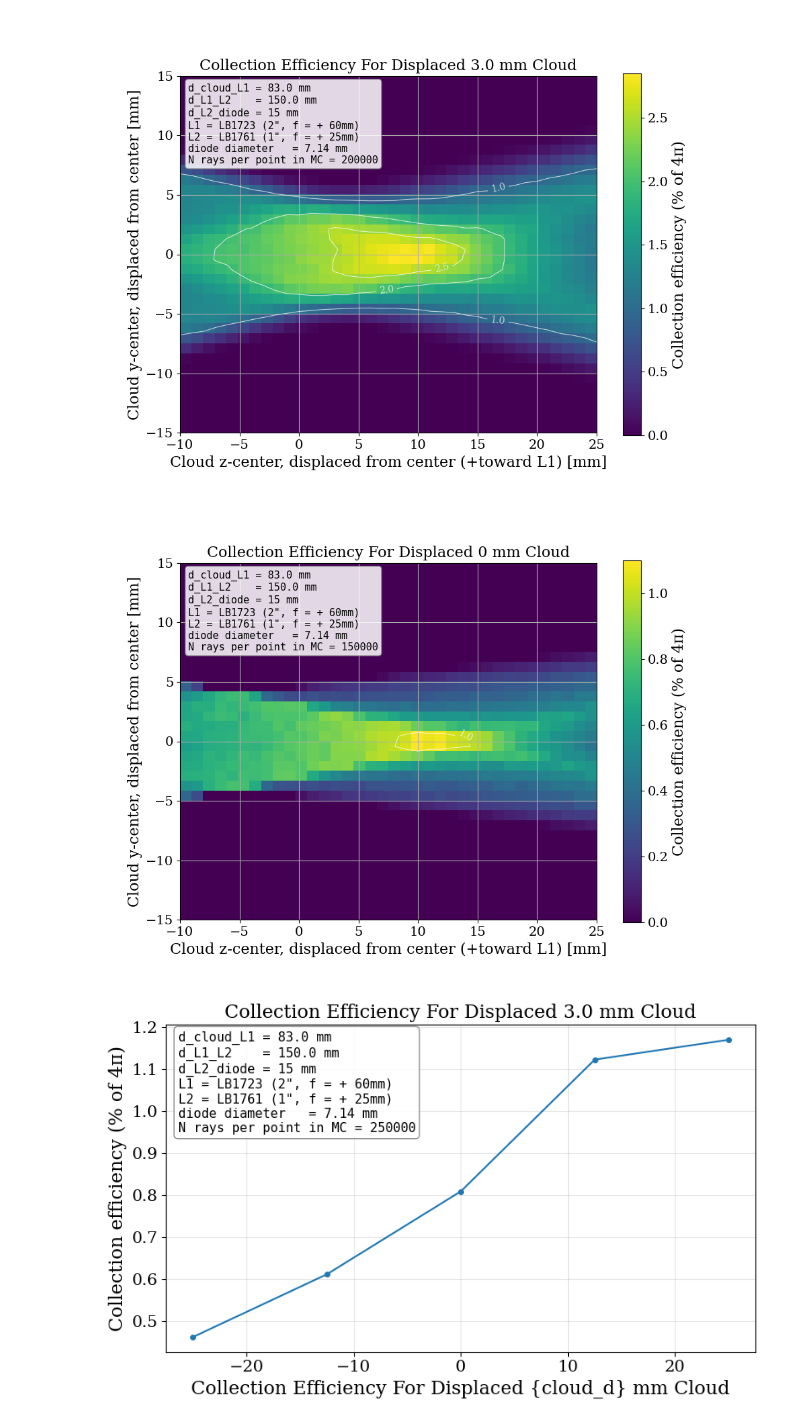
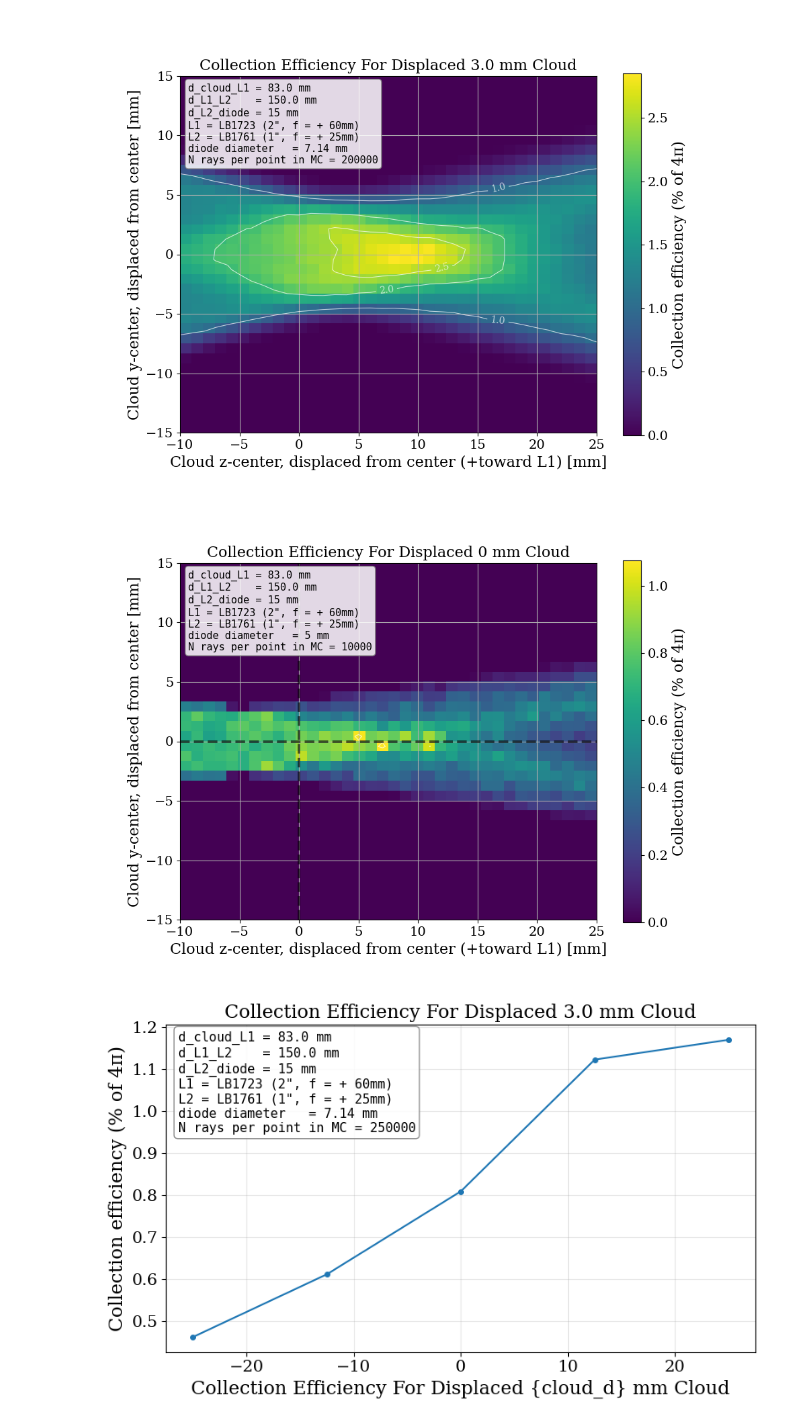
Before and after one commit to josephmlev/eedm_jml, a Jupyter notebook: daqAnalysisAndExperiments/optics/flourescenceTelescope/flourescenceTelescope.ipynb, the cells around one changed output. Cells and saved outputs as stored; diff of their text form; code cells hidden in the pictures.

```diff
--- a/daqAnalysisAndExperiments/optics/flourescenceTelescope/flourescenceTelescope.ipynb
+++ b/daqAnalysisAndExperiments/optics/flourescenceTelescope/flourescenceTelescope.ipynb
@@ -89,7 +89,7 @@ def L2():  # LB1761-B, 1", f=25.4
 d_cloud_L1 = 83.0   # mm, cloud surface  -> L1 front surface
 d_L1_L2    = 150.0   # mm, L1 back surface -> L2 front surface
 d_L2_diode = 15   # mm, L2 back surface -> diode
-diameter_diode = 7.14 #mm. 10mm square diode/sqrt(2)
+diameter_diode = 5 #7.14 #mm. 10mm square diode/sqrt(2)
 D_viewport = 30
 D_iris = 50
 d_iris = 50
@@ -218,7 +218,7 @@ plt.tight_layout()
 # --- Cloud + scan ---
 cloud_d = 0                          # mm, treated as a disk in (y,z)
 R = cloud_d / 2
-N = 150000                               # rays per grid cell
+N = 10000                               # rays per grid cell
 y_grid = np.linspace(-15, 15, 36)
 z_grid = np.linspace(-10, 25, 36)        # +z = toward L1
 
@@ -268,34 +268,36 @@ for i, zc in enumerate(z_grid):
     f'L1 = LB1723 (2", f = + 60mm)\n'
     f'L2 = LB1761 (1", f = + 25mm)\n'
     f"diode diameter   = {diameter_diode} mm\n"
     f"N rays per point in MC = {N}"
 )
 
 
 fig, ax = plt.subplots(figsize=(10, 7))
 im = ax.imshow(eff.T,
                extent=[z_grid[0], z_grid[-1], y_grid[0], y_grid[-1]],
                origin='lower', aspect='equal', cmap='viridis')
 ax.set_xlabel('Cloud z-center, displaced from center (+toward L1) [mm]')
 ax.set_ylabel('Cloud y-center, displaced from center [mm]')
 plt.colorbar(im, ax=ax, label='Collection efficiency (% of 4π)')
 
 Z, Y = np.meshgrid(z_grid, y_grid)
 cs = ax.contour(Z, Y, eff.T, levels=[1, 1.2, 1.4, 2.0],
                 colors='white', linewidths=0.8, alpha=0.7)
 ax.clabel(cs, inline=True, fontsize=10, fmt='%.1f')
 
 
 ax.set_title(f'Collection Efficiency For Displaced {cloud_d} mm Cloud')
 
 ax.text(0.02, 0.98, info, transform=ax.transAxes,
         va='top', ha='left', family='monospace', fontsize=11,
         bbox=dict(boxstyle='round', facecolor='white',
                   alpha=0.85, edgecolor='gray'))
+ax.axhline(0, color='black', linewidth=2.8, alpha=.6, linestyle = '--')
+ax.axvline(0, color='black', linewidth=2.8, alpha=.6, linestyle = '--')
 plt.show()
 plt.tight_layout()
 # %% [output]
-[figure, old version]
+[figure, new version]
 # %%
 #1D along Z axis
 # --- Cloud + scan ---
```
Also changed, not shown: parts of 1 cell of this notebook.
